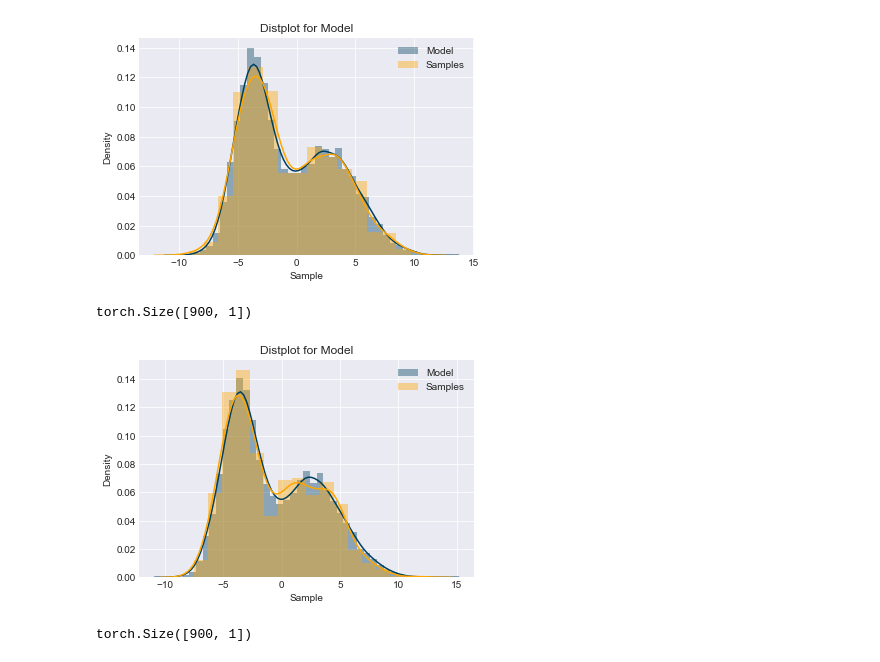
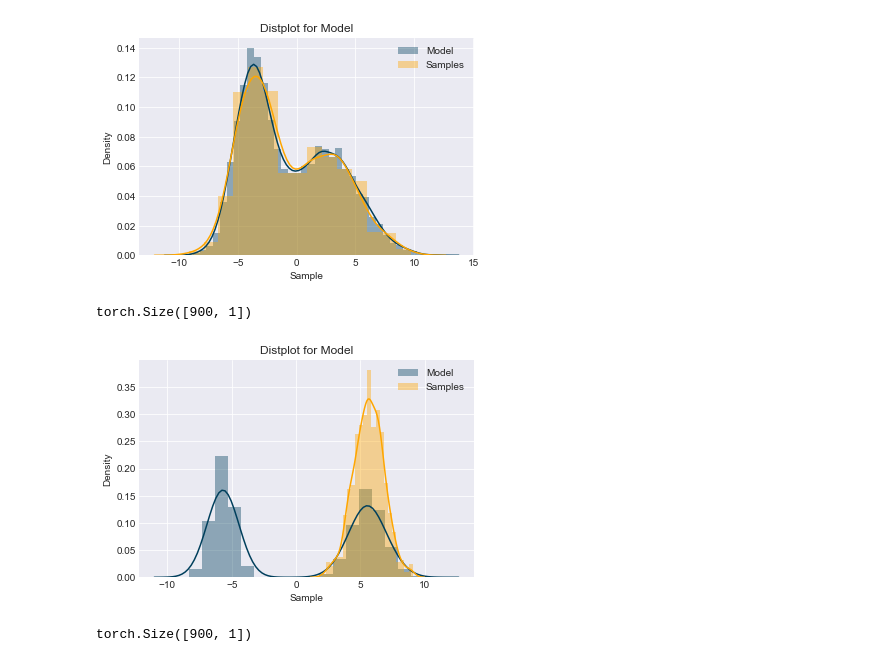
Before and after one commit to nextBillyonair/DPM, a Jupyter notebook: Notebooks/MonteCarlo/Sampling.ipynb, the cells around one changed output. Saved outputs shown, nothing was run; the diff lists cells and outputs as text; code cells hidden in the pictures.

```diff
--- a/Notebooks/MonteCarlo/Sampling.ipynb
+++ b/Notebooks/MonteCarlo/Sampling.ipynb
@@ -305,15 +382,18 @@ plot_hists(p_model.sample(10000), samples, labels=['Model', 'Samples'])
 torch.Size([900, 1])
 [figure]
 # %%
-from dpm.monte_carlo import metropolis_hastings
-from functools import partial
+
+
+p_model = MixtureModel([Normal(-5.7, 0.7, learnable=False),
+                        Normal(5.6, 1.5, learnable=False)],
+                       [0.5, 0.5])
 
 q_model = partial(Normal, scale=3 * torch.eye(1), learnable=False)
 
 samples = metropolis_hastings(p_model, q_model, keep_every=10, burn_in=1000, epochs=10000)
 print(samples.shape)
 plot_hists(p_model.sample(10000), samples, labels=['Model', 'Samples'])
 # %% [output]
 torch.Size([900, 1])
-[figure, old version]
+[figure, new version]
 # %%
```
Also changed, not shown: parts of 13 cells of this notebook, 6 other files.
